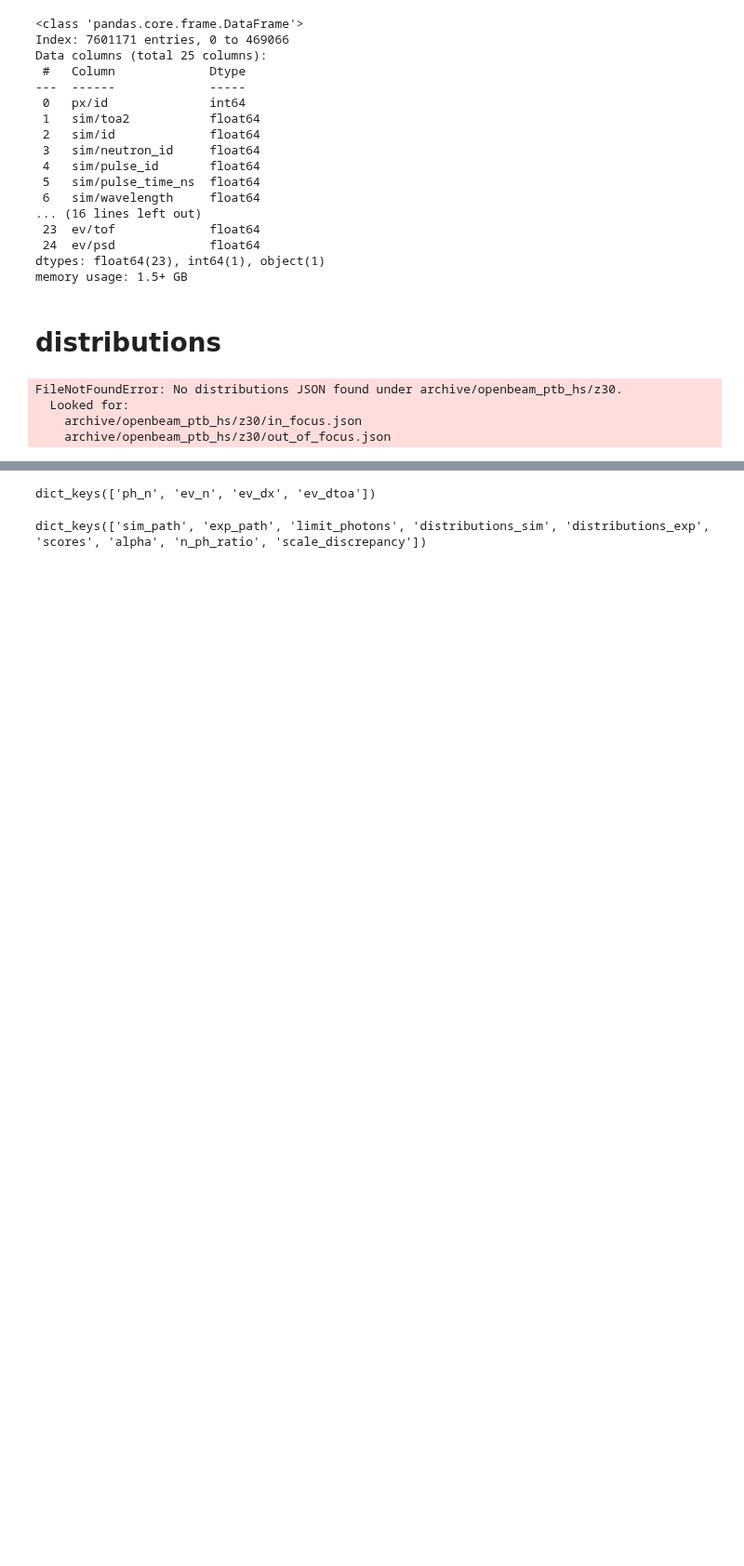
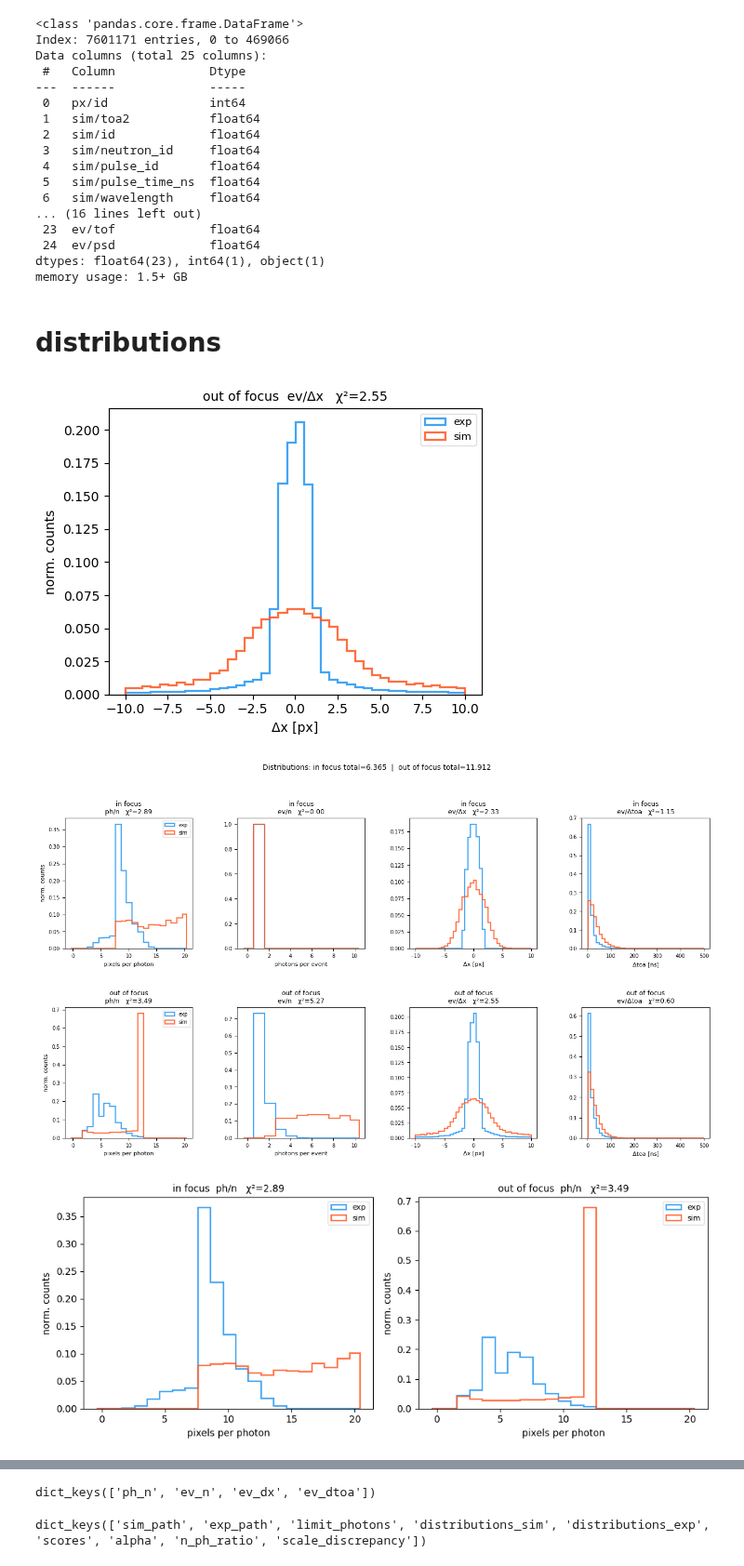
Before and after one commit to TsvikiHirsh/G4LumaCam, a Jupyter notebook: notebooks/read_merge_results.ipynb, the cells around one changed output, grey strips where cells are left out. Shown at 93% size. Cells and saved outputs as stored; diff of their text form; code cells hidden in the pictures; blank space fills up the shorter version.

```diff
--- a/notebooks/read_merge_results.ipynb
+++ b/notebooks/read_merge_results.ipynb
@@ -276,14 +281,13 @@ memory usage: 1.5+ GB
 # %%
 from empindex.plot import DistPlot
 
-dp = DistPlot(inf="archive/openbeam_ptb_hs/z30/in_focus/",
-              oof="archive/openbeam_ptb_hs/z30/out_of_focus.json")
+dp = DistPlot(inf="archive/openbeam_ptb/z/in_focus.json",
+              oof="archive/openbeam_ptb/z/out_of_focus.json")
 # dp = DistPlot.from_val_dir("archive/openbeam_ptb_hs/z30")
 dp.plot(kind="all")          # 2×4 grid
 dp.plot(kind="ph/n")         # single panel, both rows
 dp.plot(kind="ev_dx", focus="out_of_focus")
 # %% [output]
-FileNotFoundError: No distributions JSON found under archive/openbeam_ptb_hs/z30.
-  Looked for:
-    archive/openbeam_ptb_hs/z30/in_focus.json
-    archive/openbeam_ptb_hs/z30/out_of_focus.json
+[figure, added]
+[figure, added]
+[figure, added]
```
Also changed, not shown: parts of 2 cells of this notebook.
